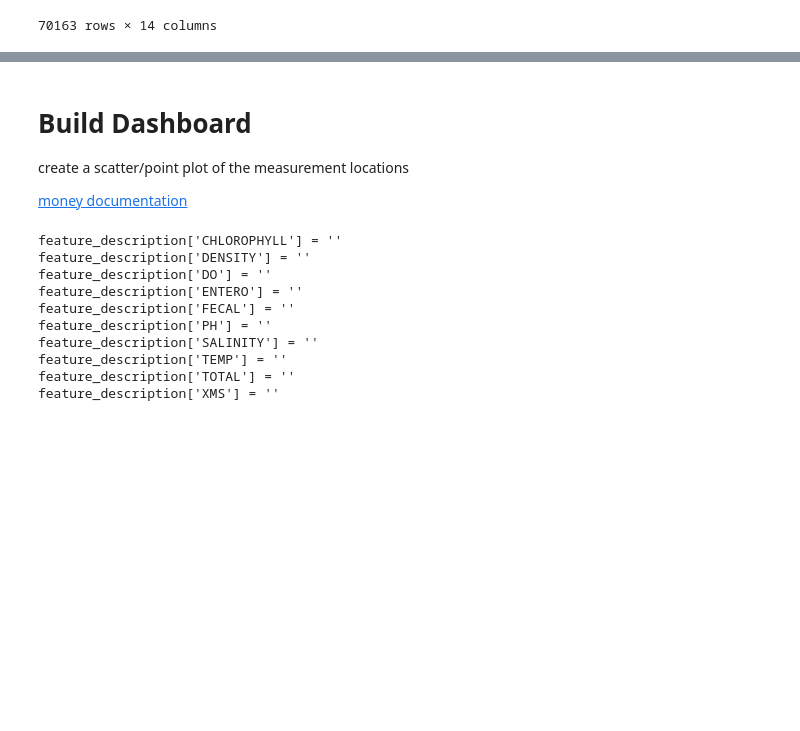
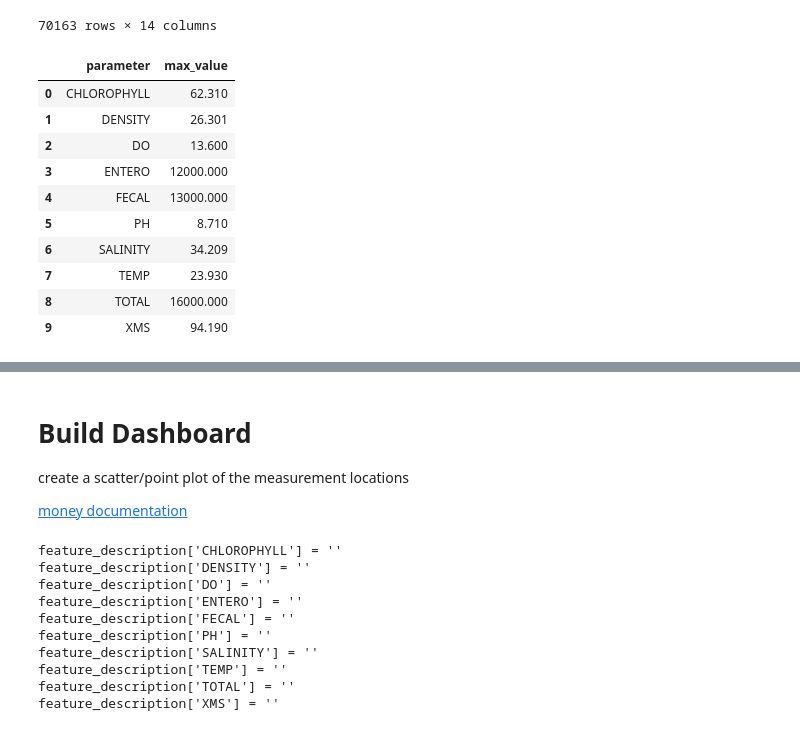
Before and after one commit to gojandrooo/DSE-241-data-viz, a Jupyter notebook: project/Ocean Water Quality - scattermapbox - submission - AH.ipynb, the cells around one changed output, grey strips where cells are left out. Drawn from its saved outputs; the diff is of its cells as text; code cells hidden in the pictures; blank space fills up the shorter version.

```diff
--- a/project/Ocean Water Quality - scattermapbox - submission - AH.ipynb
+++ b/project/Ocean Water Quality - scattermapbox - submission - AH.ipynb
@@ -258,3 +251,21 @@ data
 | 70161 | 2112291250 | D9 | NaN | 2021-12-29 | 9:22:00 PST | PLOO | ENTERO | e | 4.0 | CFU/100 mL | ... |
 | 70162 | 2112291250 | D9 | NaN | 2021-12-29 | 9:22:00 PST | PLOO | TOTAL | < | 20.0 | CFU/100 mL | ... |
 70163 rows × 14 columns
+# %%
+# calculate max for each measurement
+# will help with colorscale
+max_values = data.groupby(['parameter'])[['value']].max().reset_index()
+max_values = max_values.rename(columns={'value':'max_value'})
+max_values
+# %% [output]
+|  | parameter | max_value |
+| 0 | CHLOROPHYLL | 62.310 |
+| 1 | DENSITY | 26.301 |
+| 2 | DO | 13.600 |
+| 3 | ENTERO | 12000.000 |
+| 4 | FECAL | 13000.000 |
+| 5 | PH | 8.710 |
+| 6 | SALINITY | 34.209 |
+| 7 | TEMP | 23.930 |
+| 8 | TOTAL | 16000.000 |
+| 9 | XMS | 94.190 |
```
Also changed, not shown: parts of 9 cells of this notebook, 6 other files.
